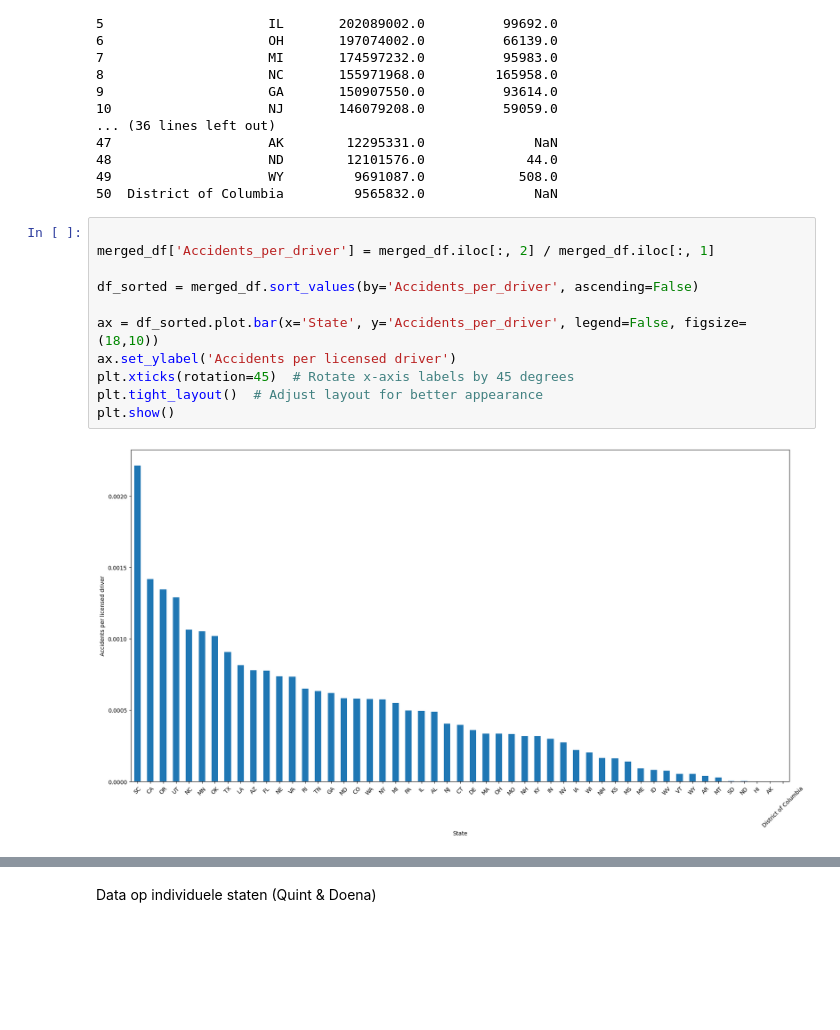
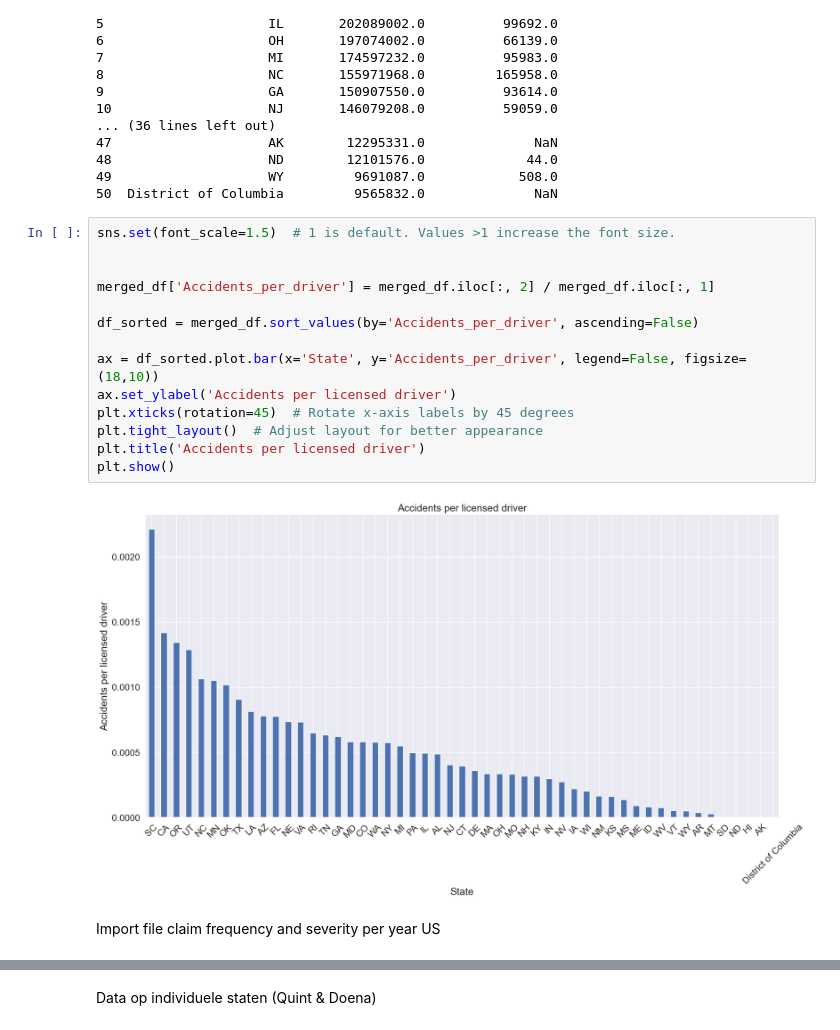
Before and after one commit to IsabelvanDam19/WT_Specialisatie, a Jupyter notebook: Beetje dingen enzo.ipynb, the cells around one changed output, grey strips where cells are left out. Drawn from its saved outputs; the diff is of its cells as text; blank space fills up the shorter version.

```diff
--- a/Beetje dingen enzo.ipynb
+++ b/Beetje dingen enzo.ipynb
@@ -310,15 +310,20 @@ print(merged_df)
 49                    WY         9691087.0            508.0
 50  District of Columbia         9565832.0              NaN
 # %%
+sns.set(font_scale=1.5)  # 1 is default. Values >1 increase the font size.
+
 
 merged_df['Accidents_per_driver'] = merged_df.iloc[:, 2] / merged_df.iloc[:, 1]
 
 df_sorted = merged_df.sort_values(by='Accidents_per_driver', ascending=False)
 
 ax = df_sorted.plot.bar(x='State', y='Accidents_per_driver', legend=False, figsize=(18,10))
 ax.set_ylabel('Accidents per licensed driver')
 plt.xticks(rotation=45)  # Rotate x-axis labels by 45 degrees
 plt.tight_layout()  # Adjust layout for better appearance
+plt.title('Accidents per licensed driver')
 plt.show()
 # %% [output]
-[figure, old version]
+[figure, new version]
+# %% [markdown]
+Import file claim frequency and severity per year US
```
Also changed, not shown: parts of 1 cell of this notebook.
